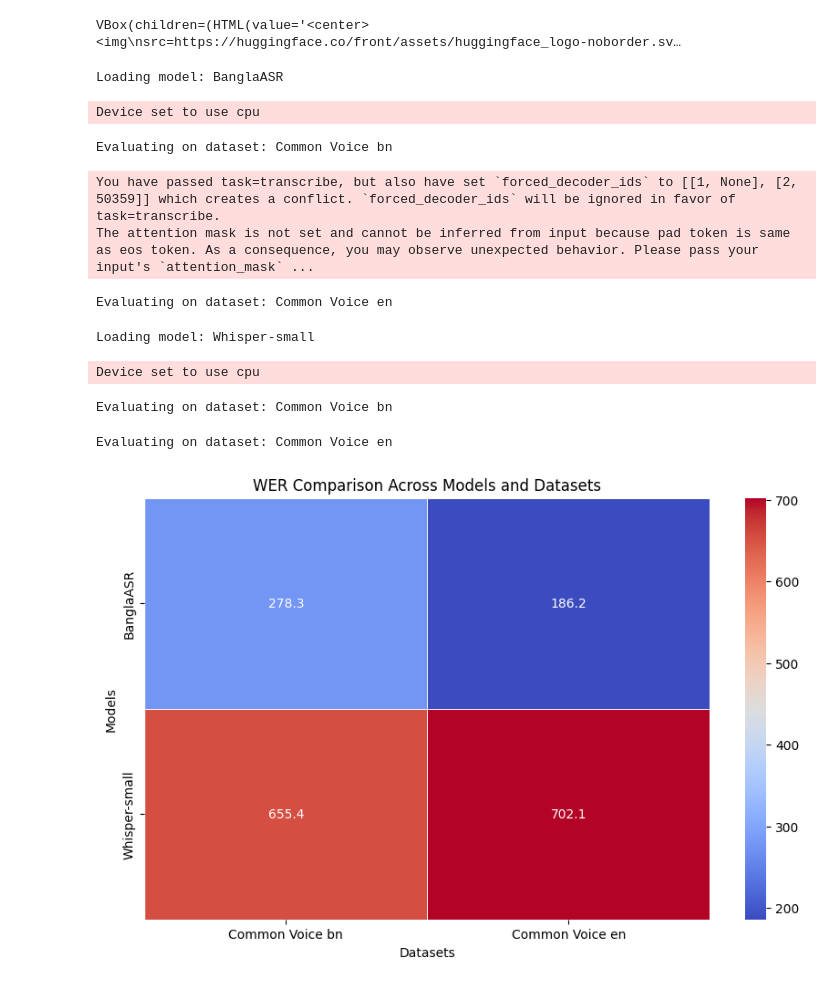
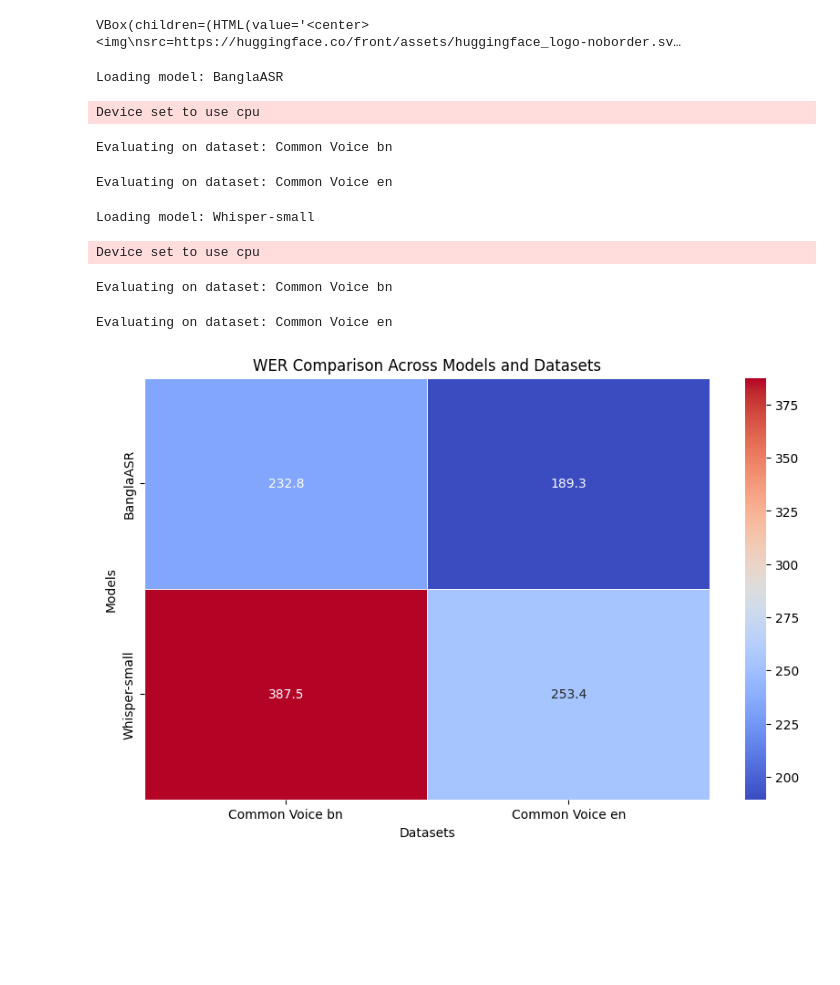
Before and after one commit to hissain/awesome_bangla_asr, a Jupyter notebook: eval/eval_many_2_many.ipynb, the cells around one changed output. Drawn from its saved outputs; the diff is of its cells as text; code cells hidden in the pictures; blank space fills up the shorter version.

```diff
--- a/eval/eval_many_2_many.ipynb
+++ b/eval/eval_many_2_many.ipynb
@@ -57,7 +57,7 @@ MODEL_CONFIGS = [
         "pipeline_args": {
             "chunk_length_s": 30,
             "stride_length_s": (4, 2),
-            "generate_kwargs": {"language": "bn", "task": "transcribe"}
+            "generate_kwargs": {"language": "<|en|>", "task": "transcribe"}
         }
     }
 ]
@@ -157,39 +157,37 @@ for model_config in MODEL_CONFIGS:
         pipeline_args = model_config.get("pipeline_args", {})
 
         for dataset_config in DATASET_CONFIGS:
             print(f"Evaluating on dataset: {dataset_config['name']}")
-            result = evaluate_dataset(dataset_config, pipe, pipeline_args, sample_size=10)
+            result = evaluate_dataset(dataset_config, pipe, pipeline_args, sample_size=100)
             if result:
                 results.append({
                     "model": model_config["name"],
                     "dataset": dataset_config["name"],
                     **result
                 })
     except Exception as e:
         print(f"Error with model {model_config['name']}: {str(e)}")
         continue
 
 # Visualization
 if results:
     df = pd.DataFrame(results)
     df_pivot = df.pivot(index="model", columns="dataset", values="WER (%)")
     plt.figure(figsize=(10, 6))
     sns.heatmap(df_pivot, annot=True, fmt=".1f", cmap="coolwarm", linewidths=0.5)
     plt.title("WER Comparison Across Models and Datasets")
     plt.xlabel("Datasets")
     plt.ylabel("Models")
     plt.show()
 else:
     print("No results to display")
 # %% [output]
 Loading model: BanglaASR
 Device set to use cpu
 Evaluating on dataset: Common Voice bn
-You have passed task=transcribe, but also have set `forced_decoder_ids` to [[1, None], [2, 50359]] which creates a conflict. `forced_decoder_ids` will be ignored in favor of task=transcribe.
-The attention mask is not set and cannot be inferred from input because pad token is same as eos token. As a consequence, you may observe unexpected behavior. Please pass your input's `attention_mask` ...
+Evaluating on dataset: Common Voice en
-Evaluating on dataset: Common Voice en
+Loading model: Whisper-small
-Loading model: Whisper-small
+Device set to use cpu
-Device set to use cpu
+Evaluating on dataset: Common Voice bn
-Evaluating on dataset: Common Voice bn
+Evaluating on dataset: Common Voice en
-Evaluating on dataset: Common Voice en
-[figure, old version]
+[figure, new version]
```
